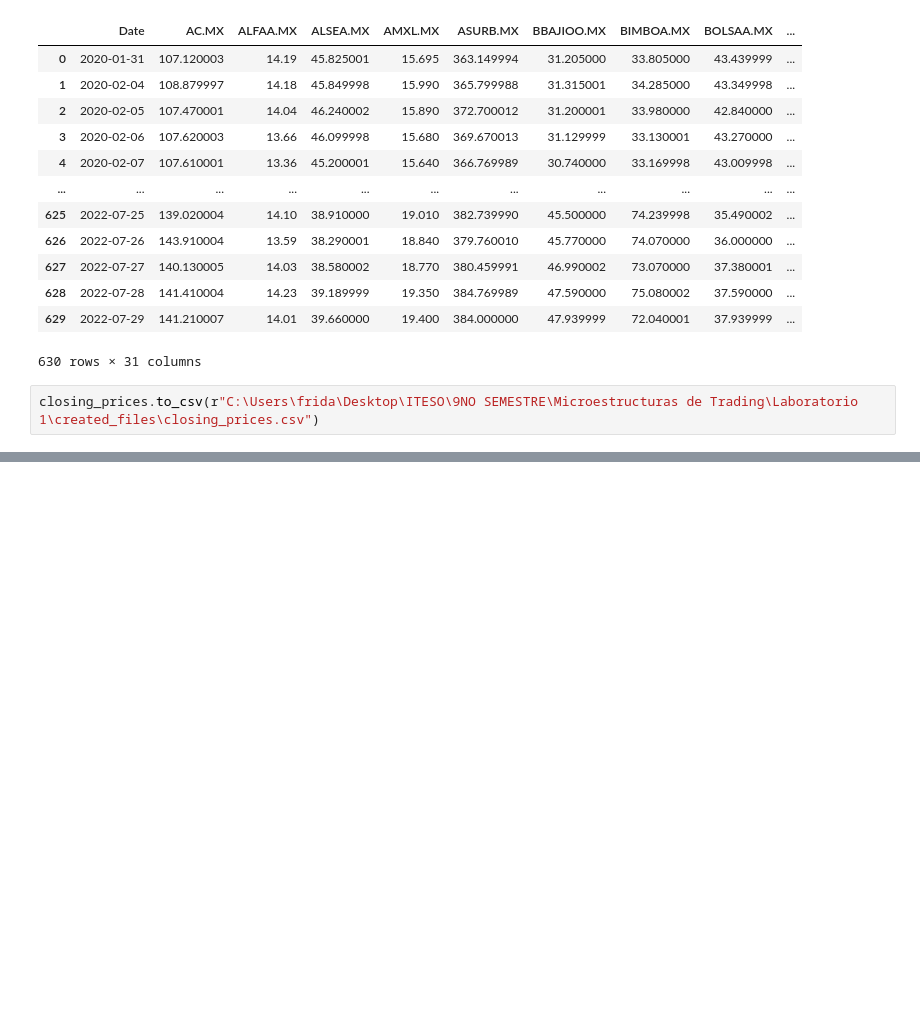
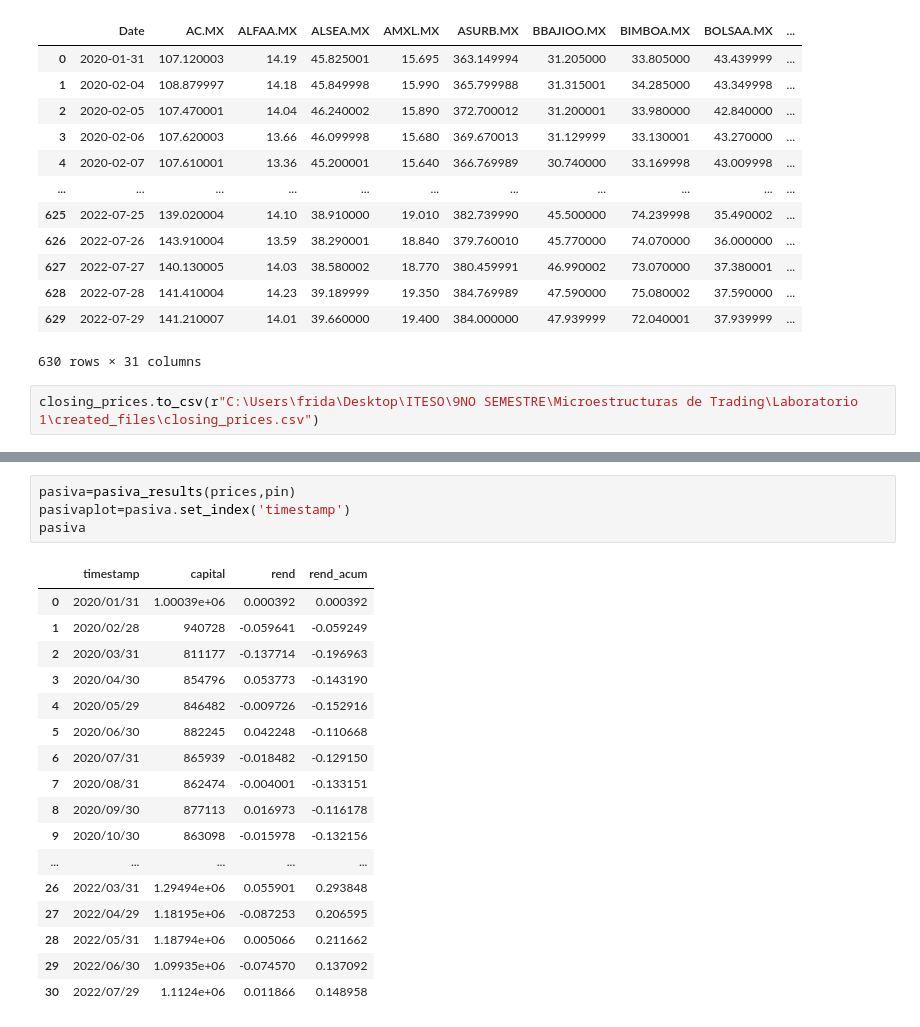
Before and after one commit to FridaHernandezL/Laboratorio1_MyST, a Jupyter notebook: Pasiva_Borrador.ipynb, the cells around one changed output, grey strips where cells are left out. Saved outputs shown, nothing was run; the diff lists cells and outputs as text; blank space fills up the shorter version.

```diff
--- a/Pasiva_Borrador.ipynb
+++ b/Pasiva_Borrador.ipynb
@@ -194,0 +195,22 @@ Pasiva
+# %%
+pasiva=pasiva_results(prices,pin)
+pasivaplot=pasiva.set_index('timestamp')
+pasiva
+# %% [output]
+|  | timestamp | capital | rend | rend_acum |
+| 0 | 2020/01/31 | 1.00039e+06 | 0.000392 | 0.000392 |
+| 1 | 2020/02/28 | 940728 | -0.059641 | -0.059249 |
+| 2 | 2020/03/31 | 811177 | -0.137714 | -0.196963 |
+| 3 | 2020/04/30 | 854796 | 0.053773 | -0.143190 |
+| 4 | 2020/05/29 | 846482 | -0.009726 | -0.152916 |
+| 5 | 2020/06/30 | 882245 | 0.042248 | -0.110668 |
+| 6 | 2020/07/31 | 865939 | -0.018482 | -0.129150 |
+| 7 | 2020/08/31 | 862474 | -0.004001 | -0.133151 |
+| 8 | 2020/09/30 | 877113 | 0.016973 | -0.116178 |
+| 9 | 2020/10/30 | 863098 | -0.015978 | -0.132156 |
+| ... | ... | ... | ... | ... |
+| 26 | 2022/03/31 | 1.29494e+06 | 0.055901 | 0.293848 |
+| 27 | 2022/04/29 | 1.18195e+06 | -0.087253 | 0.206595 |
+| 28 | 2022/05/31 | 1.18794e+06 | 0.005066 | 0.211662 |
+| 29 | 2022/06/30 | 1.09935e+06 | -0.074570 | 0.137092 |
+| 30 | 2022/07/29 | 1.1124e+06 | 0.011866 | 0.148958 |
```
Also changed, not shown: parts of 11 cells of this notebook, 4 other files.
